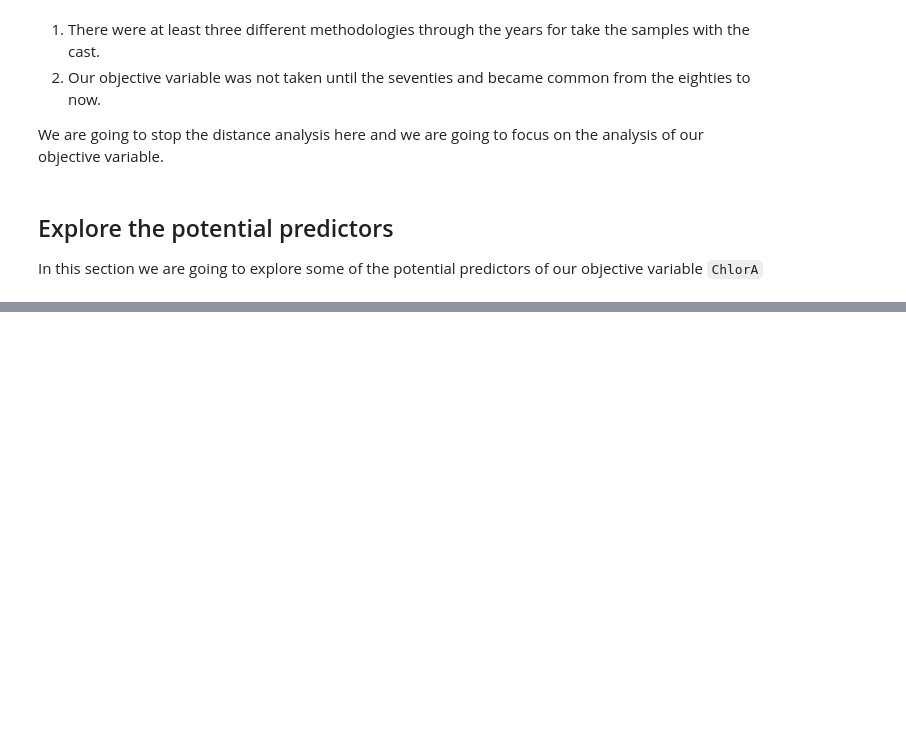
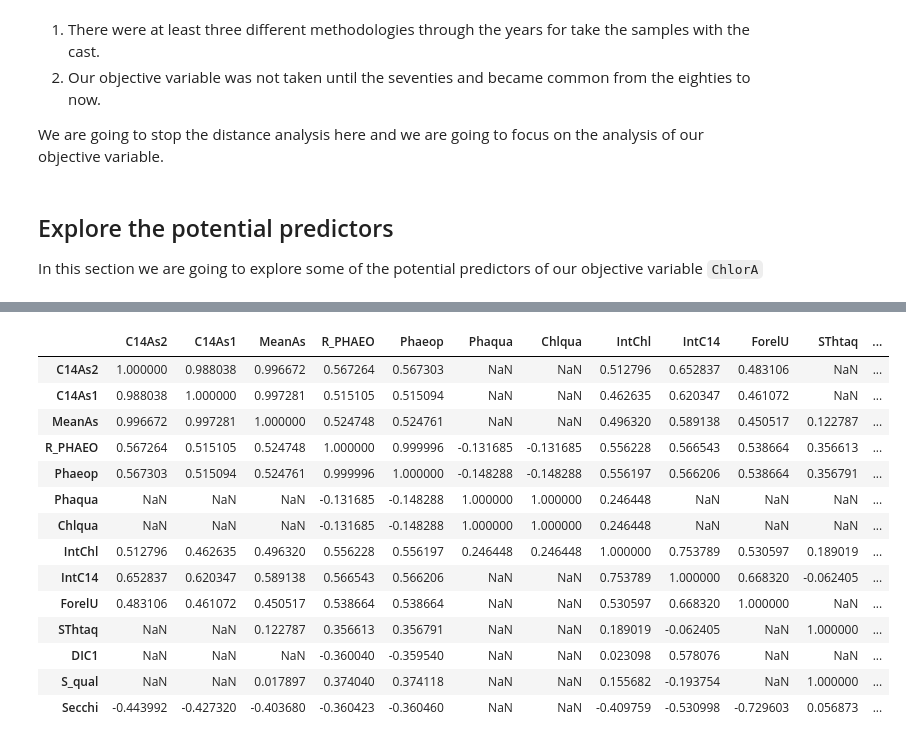
Before and after one commit to nicodigos/boston_dataset, a Jupyter notebook: Ocean.ipynb, the cells around one changed output, grey strips where cells are left out. Cells and saved outputs as stored; diff of their text form; code cells hidden in the pictures; blank space fills up the shorter version.

Commit message:
Ocean: collinearity analysis started

```diff
--- a/Ocean.ipynb
+++ b/Ocean.ipynb
@@ -404,4 +404,4 @@ bottle_chlora = bottle[bottle.ChlorA.notna()]
 # %%
 obj_bottle = bottle_chlora.merge(cast, how='inner', on="Cst_Cnt")
 # %%
-obj_bottle.corr(numeric_only = True).abs()['ChlorA'].sort_values(ascending=False).head(20)
+correlations = obj_bottle.corr(numeric_only = True).abs()['ChlorA'].sort_values(ascending=False)
@@ -425,0 +408,3 @@ Name: ChlorA, dtype: float64
+# %%
+strong_correlations = correlations[(correlations > 0.3) & (correlations < 1)].iloc[1:].index
+correlations[(correlations > 0.3) & (correlations < 1)].iloc[1:]
@@ -425,0 +427,19 @@ Name: ChlorA, dtype: float64
+# %%
+# collinearity analysis
+obj_bottle[strong_correlations].corr()
+# %% [output]
+|  | C14As2 | C14As1 | MeanAs | R_PHAEO | Phaeop | Phaqua | Chlqua | IntChl | IntC14 | ForelU | SThtaq | ... |
+| C14As2 | 1.000000 | 0.988038 | 0.996672 | 0.567264 | 0.567303 | NaN | NaN | 0.512796 | 0.652837 | 0.483106 | NaN | ... |
+| C14As1 | 0.988038 | 1.000000 | 0.997281 | 0.515105 | 0.515094 | NaN | NaN | 0.462635 | 0.620347 | 0.461072 | NaN | ... |
+| MeanAs | 0.996672 | 0.997281 | 1.000000 | 0.524748 | 0.524761 | NaN | NaN | 0.496320 | 0.589138 | 0.450517 | 0.122787 | ... |
+| R_PHAEO | 0.567264 | 0.515105 | 0.524748 | 1.000000 | 0.999996 | -0.131685 | -0.131685 | 0.556228 | 0.566543 | 0.538664 | 0.356613 | ... |
+| Phaeop | 0.567303 | 0.515094 | 0.524761 | 0.999996 | 1.000000 | -0.148288 | -0.148288 | 0.556197 | 0.566206 | 0.538664 | 0.356791 | ... |
+| Phaqua | NaN | NaN | NaN | -0.131685 | -0.148288 | 1.000000 | 1.000000 | 0.246448 | NaN | NaN | NaN | ... |
+| Chlqua | NaN | NaN | NaN | -0.131685 | -0.148288 | 1.000000 | 1.000000 | 0.246448 | NaN | NaN | NaN | ... |
+| IntChl | 0.512796 | 0.462635 | 0.496320 | 0.556228 | 0.556197 | 0.246448 | 0.246448 | 1.000000 | 0.753789 | 0.530597 | 0.189019 | ... |
+| IntC14 | 0.652837 | 0.620347 | 0.589138 | 0.566543 | 0.566206 | NaN | NaN | 0.753789 | 1.000000 | 0.668320 | -0.062405 | ... |
+| ForelU | 0.483106 | 0.461072 | 0.450517 | 0.538664 | 0.538664 | NaN | NaN | 0.530597 | 0.668320 | 1.000000 | NaN | ... |
+| SThtaq | NaN | NaN | 0.122787 | 0.356613 | 0.356791 | NaN | NaN | 0.189019 | -0.062405 | NaN | 1.000000 | ... |
+| DIC1 | NaN | NaN | NaN | -0.360040 | -0.359540 | NaN | NaN | 0.023098 | 0.578076 | NaN | NaN | ... |
+| S_qual | NaN | NaN | 0.017897 | 0.374040 | 0.374118 | NaN | NaN | 0.155682 | -0.193754 | NaN | 1.000000 | ... |
+| Secchi | -0.443992 | -0.427320 | -0.403680 | -0.360423 | -0.360460 | NaN | NaN | -0.409759 | -0.530998 | -0.729603 | 0.056873 | ... |
```
Also changed, not shown: parts of 2 cells of this notebook.
